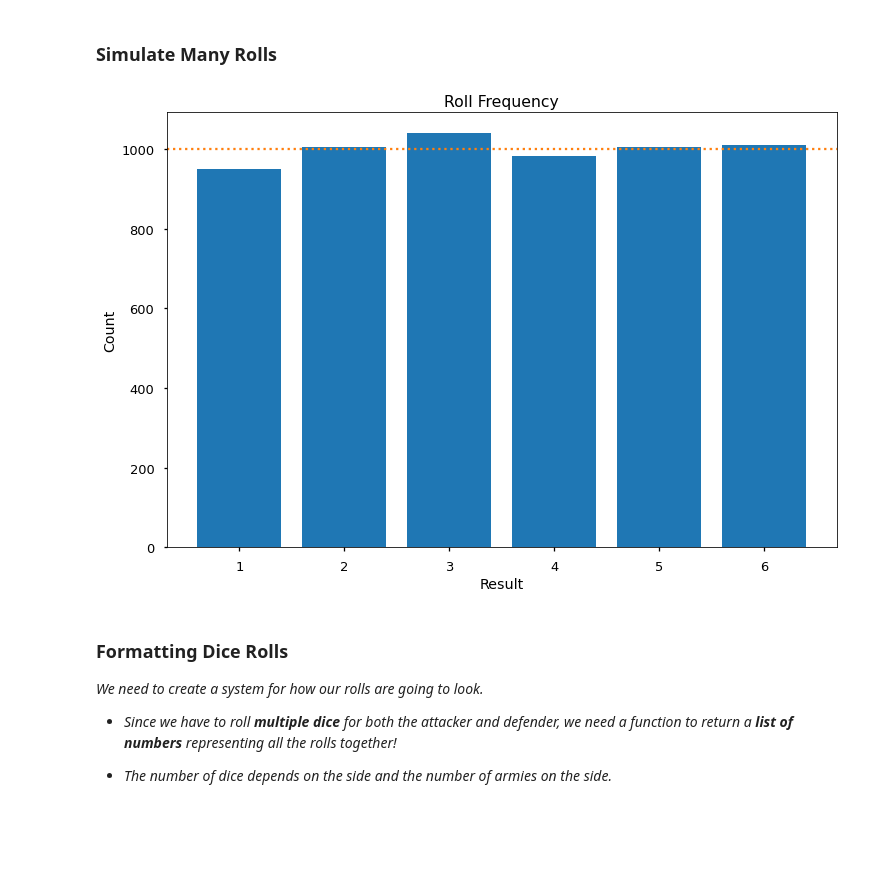
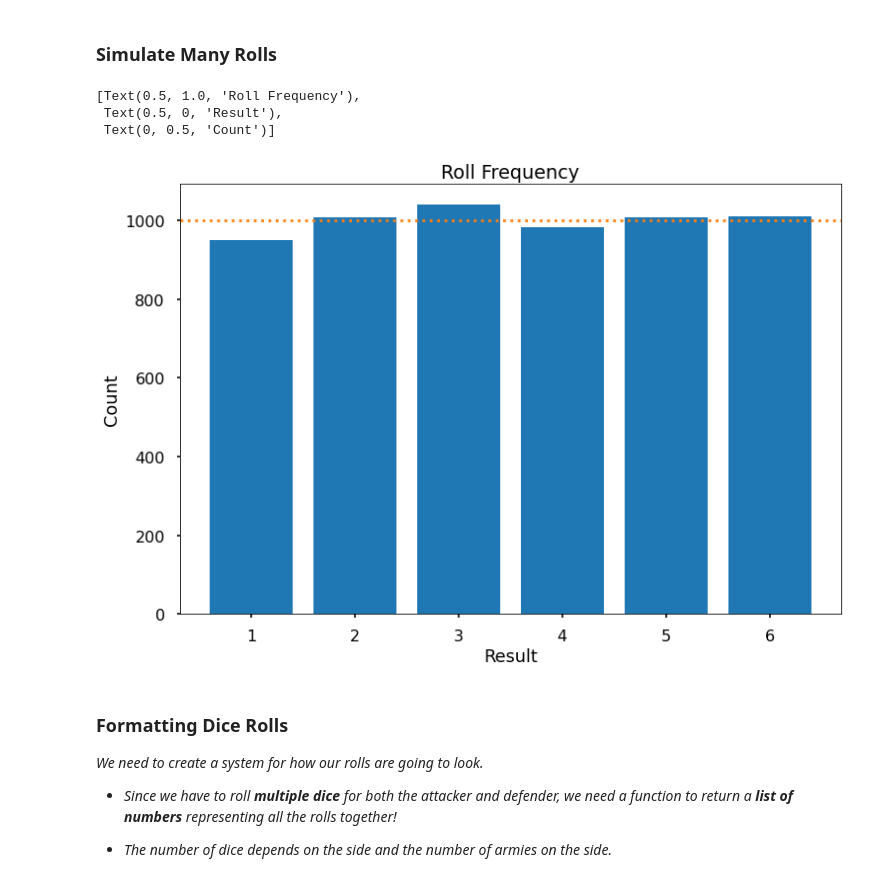
Before and after one commit to cwf231/running_simulations_in_python, a Jupyter notebook: running_simulations_in_python.ipynb, the cells around one changed output. Cells and saved outputs as stored; diff of their text form; code cells hidden in the pictures; blank space fills up the shorter version.

```diff
--- a/running_simulations_in_python.ipynb
+++ b/running_simulations_in_python.ipynb
@@ -121,27 +122,29 @@ I rolled a __6__ with my simulated die! I'm the best!
 # %%
 # Roll a die 6,000 times!!
 N_ROLLS = 6_000
 
 # Track the results of each roll.
 num_freq = {}
 for _ in range(N_ROLLS): # Do the loop `N_ROLLS` times.
     value = roll_die()   # Roll a die.
     num_freq[value] = num_freq.get(value, 0) + 1 # Add 1 to the count for the roll.
 
 # Plot the results!
-with plt.style.context('seaborn-talk'):
-    fig, ax = plt.subplots(figsize=(12, 8))
-    ax.bar(
-        x=range(1, 6+1),
-        height=[y for x, y in
-                sorted(list(num_freq.items()),
-                       key=lambda x: x[0])],
-        color='tab:blue'
-    )
-    ax.axhline(y=N_ROLLS//6, color='tab:orange', ls=':')
-    ax.set(title='Roll Frequency', xlabel='Result', ylabel='Count')
+fig, ax = plt.subplots(figsize=(12, 8))
+ax.bar(
+    x=range(1, 6+1),
+    height=[y for x, y in
+            sorted(list(num_freq.items()),
+                   key=lambda x: x[0])],
+    color='tab:blue'
+)
+ax.axhline(y=N_ROLLS//6, color='tab:orange', ls=':')
+ax.set(title='Roll Frequency', xlabel='Result', ylabel='Count')
 # %% [output]
+[Text(0.5, 1.0, 'Roll Frequency'),
+ Text(0.5, 0, 'Result'),
+ Text(0, 0.5, 'Count')]
-[figure, old version]
+[figure, new version]
 # %% [markdown]
 ### Formatting Dice Rolls
 *We need to create a system for how our rolls are going to look.*
```
Also changed, not shown: parts of 5 cells of this notebook.
